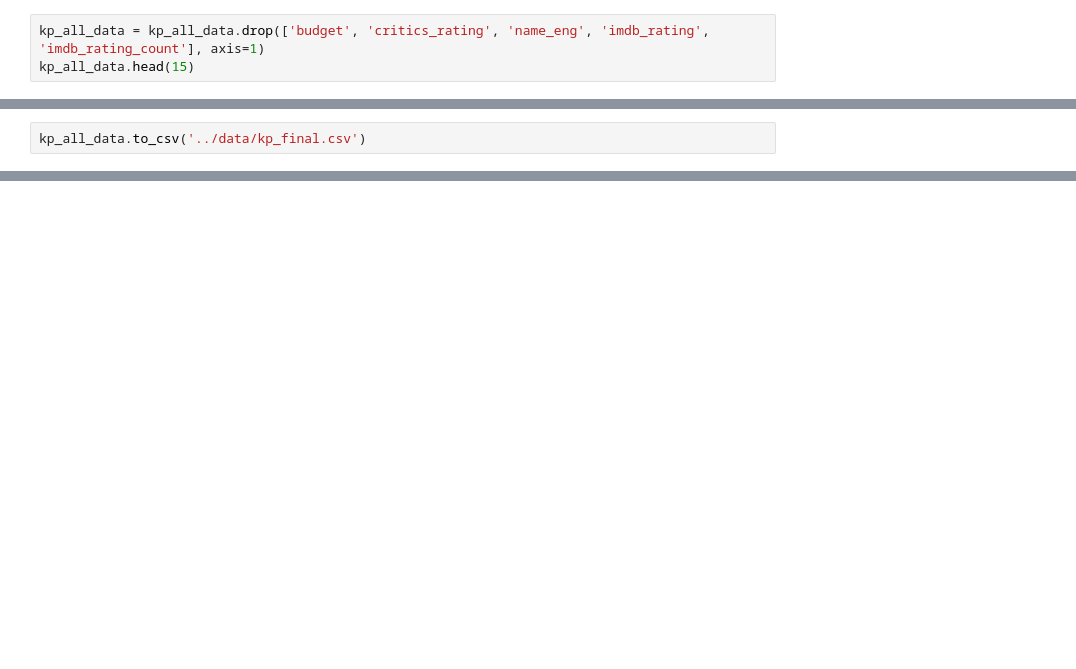
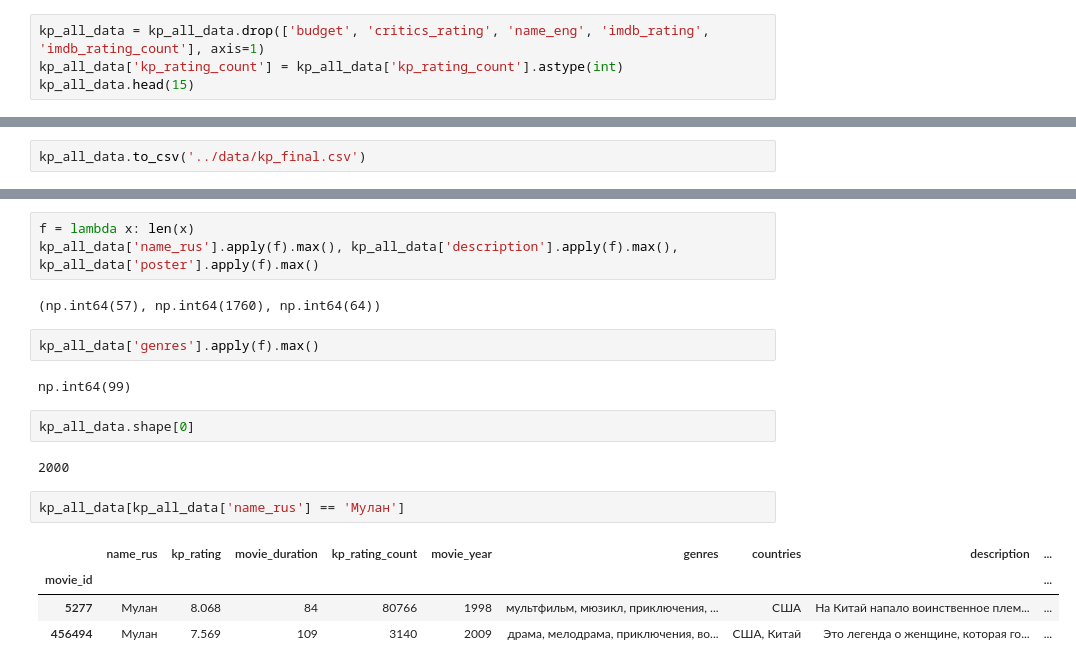
Before and after one commit to dann1erel/movie_rec_system, a Jupyter notebook: services/data_processing.ipynb, the cells around one changed output, grey strips where cells are left out. Drawn from its saved outputs; the diff is of its cells as text; blank space fills up the shorter version.

Commit message:
add Movie table to db; create final dataset; add some functions to Movies class; rework parser;

```diff
--- a/services/data_processing.ipynb
+++ b/services/data_processing.ipynb
@@ -276,6 +276,7 @@ poster               https://kinopoiskapiunofficial.tech/images/pos...
 Name: 308906, dtype: object
 # %%
 kp_all_data = kp_all_data.drop(['budget', 'critics_rating', 'name_eng', 'imdb_rating', 'imdb_rating_count'], axis=1)
+kp_all_data['kp_rating_count'] = kp_all_data['kp_rating_count'].astype(int)
 kp_all_data.head(15)
 # %% [output]
 |  | name_rus | kp_rating | movie_duration | kp_rating_count | movie_year | genres | countries | description | ... |
@@ -312,0 +327,20 @@ d
+# %%
+f = lambda x: len(x)
+kp_all_data['name_rus'].apply(f).max(), kp_all_data['description'].apply(f).max(), kp_all_data['poster'].apply(f).max()
+# %% [output]
+(np.int64(57), np.int64(1760), np.int64(64))
+# %%
+kp_all_data['genres'].apply(f).max()
+# %% [output]
+np.int64(99)
+# %%
+kp_all_data.shape[0]
+# %% [output]
+2000
+# %%
+kp_all_data[kp_all_data['name_rus'] == 'Мулан']
+# %% [output]
+|  | name_rus | kp_rating | movie_duration | kp_rating_count | movie_year | genres | countries | description | ... |
+| movie_id |  |  |  |  |  |  |  |  | ... |
+| 5277 | Мулан | 8.068 | 84 | 80766 | 1998 | мультфильм, мюзикл, приключения, ... | США | На Китай напало воинственное плем... | ... |
+| 456494 | Мулан | 7.569 | 109 | 3140 | 2009 | драма, мелодрама, приключения, во... | США, Китай | Это легенда о женщине, которая го... | ... |
```
Also changed, not shown: parts of 3 cells of this notebook, 5 other files.
